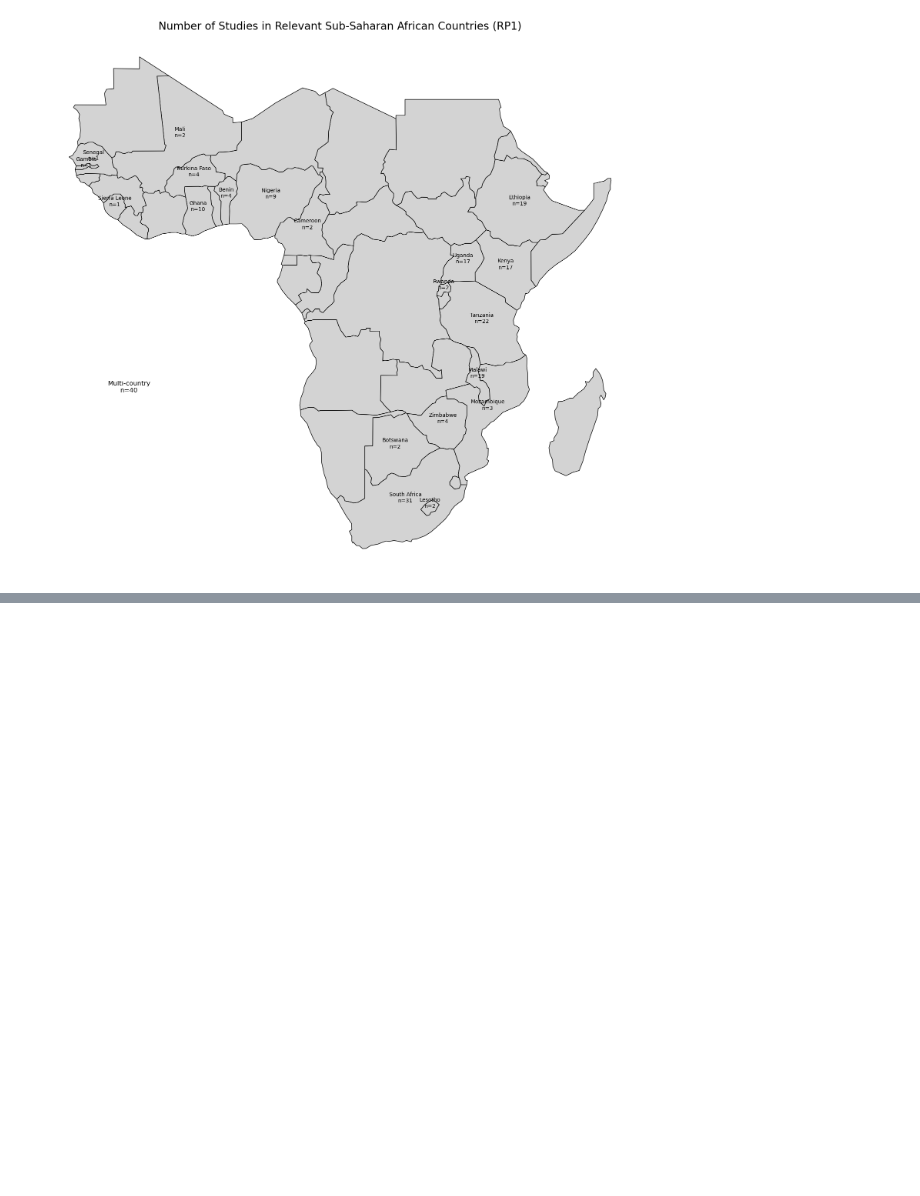
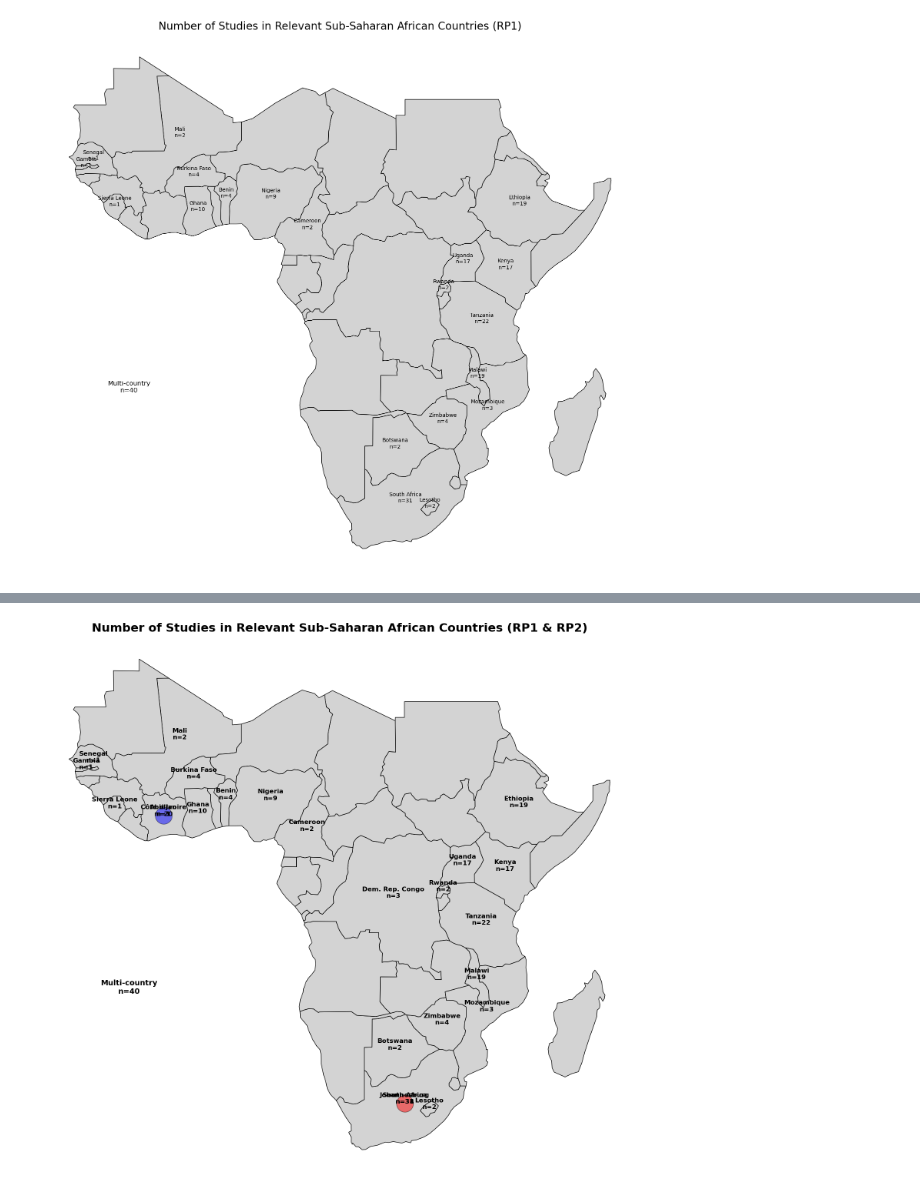
Before and after one commit to Logic06183/Heat_Project-1, a Jupyter notebook: RP2_report_0425.ipynb, the cells around one changed output, grey strips where cells are left out. Saved outputs shown, nothing was run; the diff lists cells and outputs as text; code cells hidden in the pictures; blank space fills up the shorter version.

Commit message:
Africa_map

```diff
--- a/RP2_report_0425.ipynb
+++ b/RP2_report_0425.ipynb
@@ -744,0 +745,99 @@ Name: TOTAL, dtype: int64
+# %%
+import pandas as pd
+import matplotlib.pyplot as plt
+import geopandas as gpd
+
+# Load the data from the Excel file
+file_path = 'HEAT_Tables_0517_am.xlsx'
+df_rp1_countries = pd.read_excel(file_path, sheet_name='RP1_Countries')
+
+# Set the 'Study site' column as the index
+df_rp1_countries.set_index('Study site', inplace=True)
+
+# Ensure the 'TOTAL' column is correctly identified
+if 'TOTAL' not in df_rp1_countries.columns:
+    print("Error: 'TOTAL' column not found in the data.")
+else:
+    print("Total studies by country:")
+    print(df_rp1_countries['TOTAL'])
+
+# Load a map of Africa
+world = gpd.read_file(gpd.datasets.get_path('naturalearth_lowres'))
+africa = world[(world['continent'] == 'Africa') & (world['name'] != 'Antarctica')]
+
+# Adjust names for compatibility using ISO 3166-1 alpha-3 codes
+name_adjustments = {
+    "Benin": "BEN",
+    "Botswana": "BWA",
+    "Burkina Faso": "BFA",
+    "Cameroon": "CMR",
+    "Côte d'Ivoire": "CIV",
+    "DRC": "COD",
+    "Congo": "COG",
+    "Eswatini": "SWZ",
+    "Ethiopia": "ETH",
+    "Gambia": "GMB",
+    "Ghana": "GHA",
+    "Ivory Coast": "CIV",
+    "Kenya": "KEN",
+    "Lesotho": "LSO",
+    "Malawi": "MWI",
+    "Mali": "MLI",
+    "Mozambique": "MOZ",
+    "Nigeria": "NGA",
+    "Rwanda": "RWA",
+    "Senegal": "SEN",
+    "Sierra Leone": "SLE",
+    "South Africa": "ZAF",
+    "Tanzania": "TZA",
+    "Uganda": "UGA",
+    "Zimbabwe": "ZWE",
+    "Multi-country": "Multi-country"
+}
+
+df_rp1_countries.rename(index=name_adjustments, inplace=True)
+
+# Subset the map to Sub-Saharan Africa
+sub_saharan_countries = [
+    "AGO", "BEN", "BWA", "BFA", "BDI", "CPV", "CMR",
+    "CAF", "TCD", "COM", "COG", "CIV", "DJI",
+    "GNQ", "ERI", "SWZ", "ETH", "GAB", "GMB", "GHA",
+    "GIN", "GNB", "KEN", "LSO", "LBR", "MDG", "MWI", "MLI",
+    "MRT", "MUS", "MOZ", "NAM", "NER", "NGA", "RWA", "STP",
+    "SEN", "SYC", "SLE", "SOM", "ZAF", "SSD", "SDN",
+    "TZA", "TGO", "UGA", "ZMB", "ZWE", "COD"
+]
+sub_saharan_africa = africa[africa['iso_a3'].isin(sub_saharan_countries)]
+
+# Plot the map of Sub-Saharan Africa
+fig, ax = plt.subplots(figsize=(20, 20))
+sub_saharan_africa.plot(ax=ax, color='lightgrey', edgecolor='black')
+
+# Plot total studies for each country
+for country in df_rp1_countries.index:
+    if country in sub_saharan_africa['iso_a3'].values:
+        total_studies = int(df_rp1_countries.loc[country, 'TOTAL'])
+        country_geom = sub_saharan_africa[sub_saharan_africa['iso_a3'] == country].geometry.centroid
+        ax.text(country_geom.x.values[0], country_geom.y.values[0], f"{sub_saharan_africa[sub_saharan_africa['iso_a3'] == country]['name'].values[0]}\nn={total_studies}", fontsize=12, ha='center', weight='bold')
+
+# Plot total studies for Multi-country
+multi_country_total = int(df_rp1_countries.loc['Multi-country', 'TOTAL'])
+ax.text(-10, -15, f"Multi-country\nn={multi_country_total}", fontsize=14, ha='center', weight='bold')
+
+# Add bubbles for Johannesburg and Abidjan
+johannesburg = sub_saharan_africa[sub_saharan_africa['iso_a3'] == "ZAF"].geometry.centroid
+ax.scatter(johannesburg.x.values[0], johannesburg.y.values[0], s=1000, color='red', alpha=0.5, edgecolor='black')
+ax.text(johannesburg.x.values[0], johannesburg.y.values[0], "Johannesburg\nn=38", fontsize=12, ha='center', weight='bold')
+
+abidjan = sub_saharan_africa[sub_saharan_africa['iso_a3'] == "CIV"].geometry.centroid
+ax.scatter(abidjan.x.values[0], abidjan.y.values[0], s=1000, color='blue', alpha=0.5, edgecolor='black')
+ax.text(abidjan.x.values[0], abidjan.y.values[0], "Abidjan\nn=20", fontsize=12, ha='center', weight='bold')
+
+# Add title
+plt.title('Number of Studies in Relevant Sub-Saharan African Countries (RP1 & RP2)', fontsize=22, weight='bold')
+
+# Remove axes
+ax.axis('off')
+
+plt.show()
+# %% [output]
@@ -744,0 +878 @@ Name: TOTAL, dtype: int64
+[figure, added]
```
Also changed, not shown: parts of 8 cells of this notebook, 2 other files.
